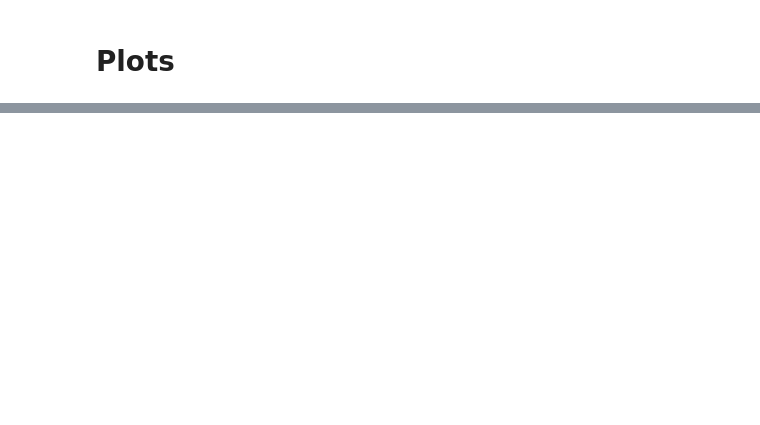
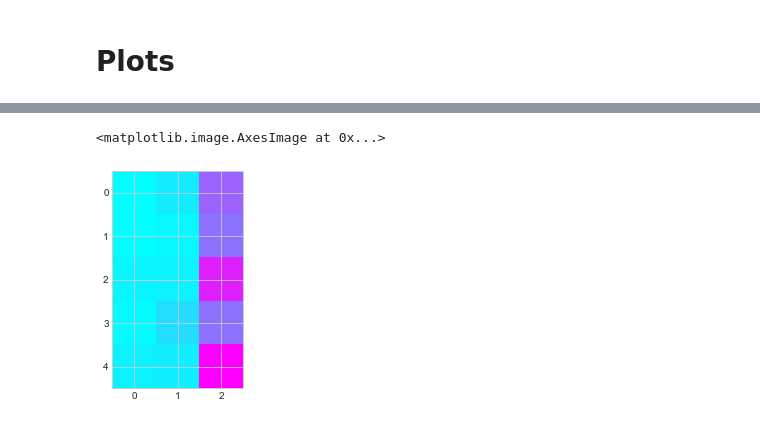
Before and after one commit to robot-love/benford-gan-detection, a Jupyter notebook: benford_gan/main.ipynb, the cells around one changed output, grey strips where cells are left out. Cells and saved outputs as stored; diff of their text form; code cells hidden in the pictures; blank space fills up the shorter version.

```diff
--- a/benford_gan/main.ipynb
+++ b/benford_gan/main.ipynb
@@ -83,0 +224,16 @@ print(mean_squared_error(pmf[:,6,0], pmf_ben))
+# %%
+example_gen_img_batch_divs = np.asarray([
+    [0.006, 0.057, 1.190],
+    [0.154, 0.171, 2.056],
+    [0.043, 0.207, 3.039],
+    [0.068, 0.137, 0.376],
+    [0.091, 0.145, 2.815]
+])
+
+example_nat_img_batch_divs = np.asarray([
+    [0.010,0.090,0.667],
+    [0.007,0.034,0.602],
+    [0.045,0.061,0.955],
+    [0.023,0.155,0.603],
+    [0.063,0.082,1.087]
+])
@@ -83,0 +244,5 @@ print(mean_squared_error(pmf[:,6,0], pmf_ben))
+# %%
+plt.imshow(example_nat_img_batch_divs, cmap='cool', interpolation='nearest')
+# %% [output]
+<matplotlib.image.AxesImage at 0x...>
+[figure, added]
```
Also changed, not shown: parts of 17 cells of this notebook, 2 other files.
